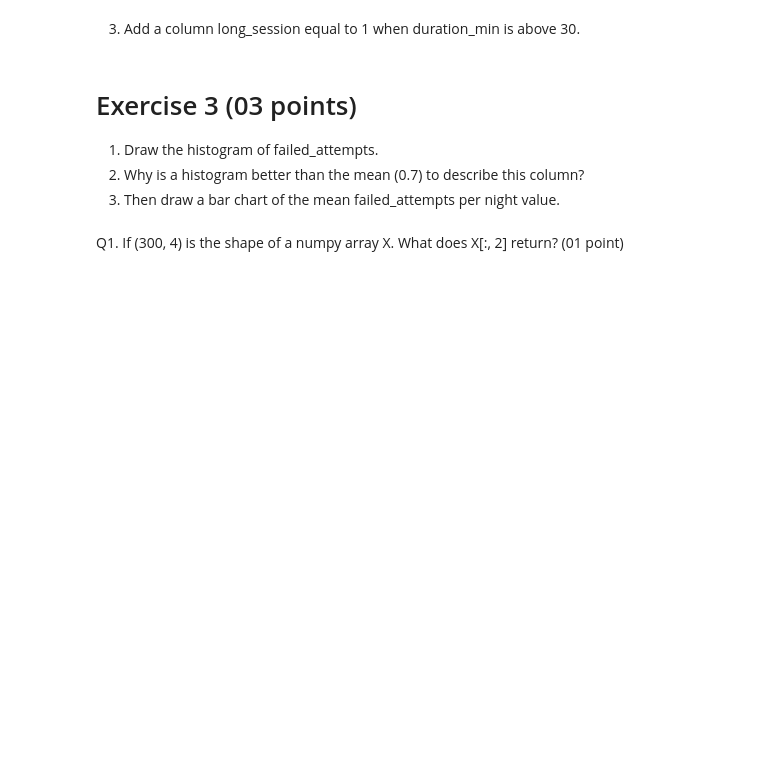
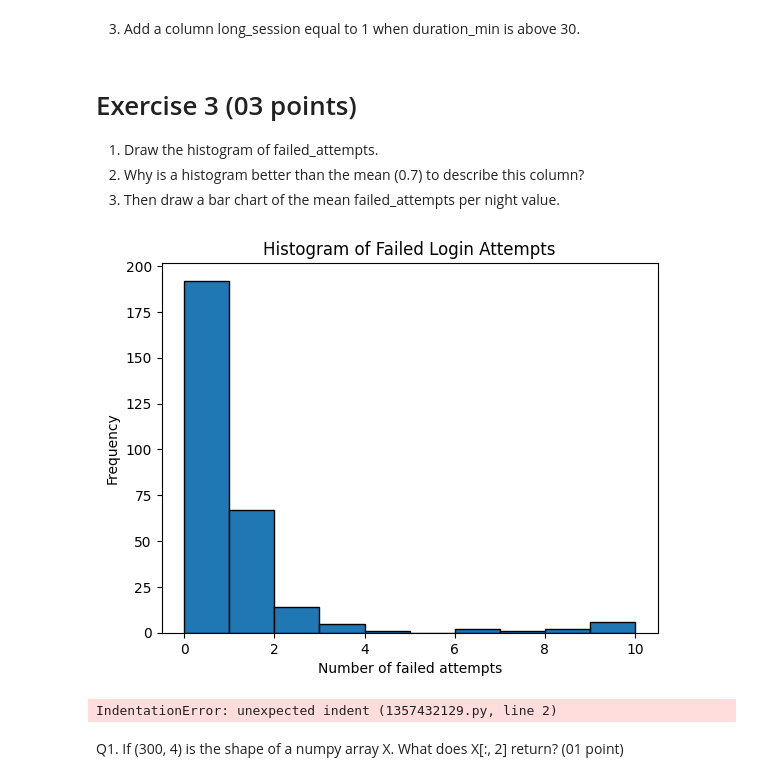
Before and after one commit to inesbouafia/Workshop_1_Tools_and_Libraries, a Jupyter notebook: TP1.ipynb, the cells around one changed output. Saved outputs shown, nothing was run; the diff lists cells and outputs as text; code cells hidden in the pictures; blank space fills up the shorter version.

```diff
--- a/TP1.ipynb
+++ b/TP1.ipynb
@@ -77,7 +100,15 @@ log = pd.DataFrame({"user":    rng.choice(["ali", "sara", "yacine", "nour", "kar
 # %%
 # Choose randomly 12 different indexes and set 12 integer values from [5,11[ in the feature "failed_attempt"
 
-# Write your code here
+
+
+indexes = rng.choice(log.index, size=12, replace=False)
+
+# Generate 12 integer values from 5 to 10
+values = rng.integers(5, 11, size=12)
+
+# Update failed_attempts
+log.loc[indexes, "failed_attempts"] = values
 # %%
 # Autograded cell (Failed attempts)
 # Skip it
@@ -88,3 +115,12 @@ log = pd.DataFrame({"user":    rng.choice(["ali", "sara", "yacine", "nour", "kar
+# %%
+# Insert 10 missing values randomly
+
+
+# Choose 10 random indexes
+missing_indexes = rng.choice(log.index, size=10, replace=False)
+
+# Insert missing values
+log.loc[missing_indexes, "failed_attempts"] = np.nan
 # %%
 # Auto graded cell (missing values)
 # skip it
@@ -110,7 +169,8 @@ log = pd.DataFrame({"user":    rng.choice(["ali", "sara", "yacine", "nour", "kar
 3. Add a column long_session equal to 1 when duration_min is above 30.
 # %%
 # Write your code here
-# log['long_session'] = ...
+
+log["long_session"] = (log["duration_min"] > 30).astype(int)
 # %%
 # Autograded cell - Skip it
 # %% [markdown]
@@ -124,3 +181,13 @@ log = pd.DataFrame({"user":    rng.choice(["ali", "sara", "yacine", "nour", "kar
+# %%
+# Draw the histogram of failed_attempts.
+
+plt.hist(log["failed_attempts"].dropna(), bins=10, edgecolor="black")
+plt.xlabel("Number of failed attempts")
+plt.ylabel("Frequency")
+plt.title("Histogram of Failed Login Attempts")
+plt.show()
+# %% [output]
+[figure, added]
 # %%
 # Auto-graded cell - Skip it...
 # %%
@@ -129,5 +196,7 @@ log = pd.DataFrame({"user":    rng.choice(["ali", "sara", "yacine", "nour", "kar
     B: The distribution is highly skewed with zero-inflation and rare extreme bursts.
     C: Histograms only work with categorical data.
     D: The mean cannot be calculated for numeric values.
+# %% [output]
+IndentationError: unexpected indent (1357432129.py, line 2)
 # %%
 # Write your code here
```
Also changed, not shown: parts of 23 cells of this notebook.
